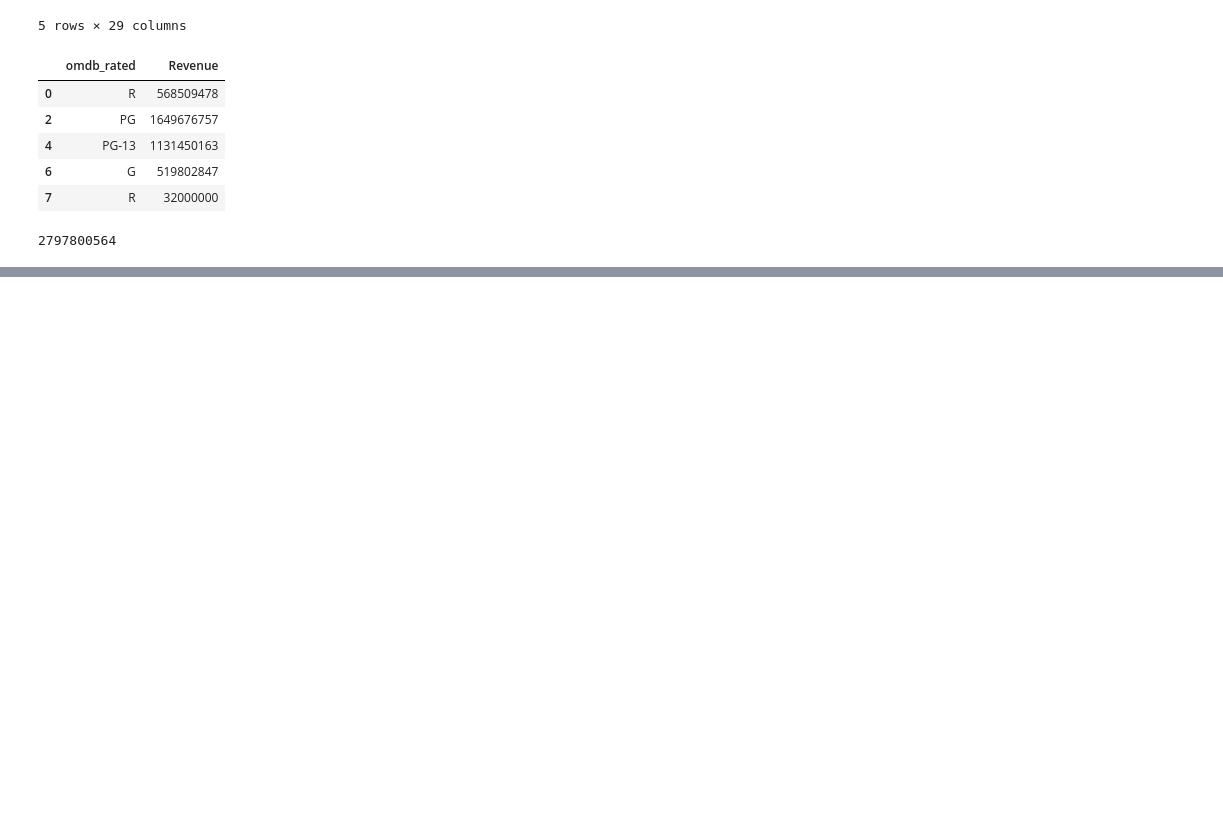
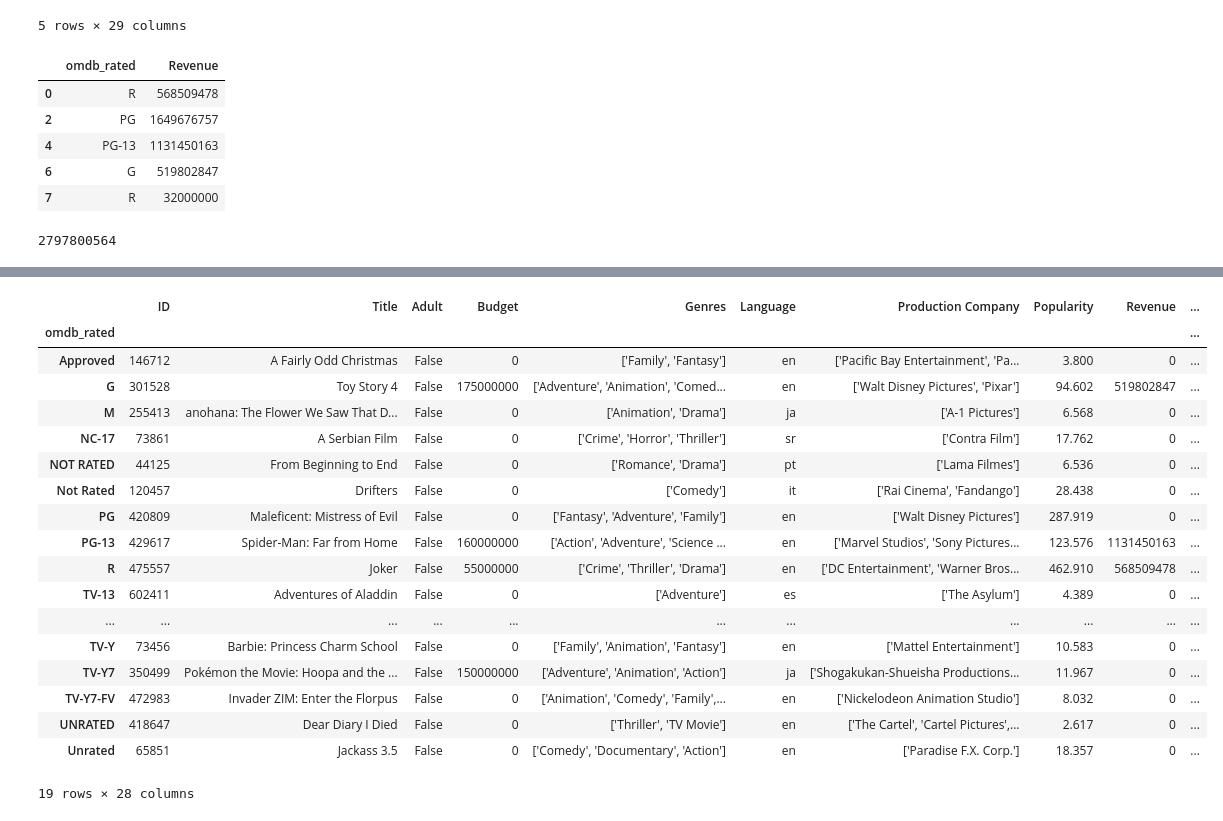
Before and after one commit to JackAntonyan/Project-1, a Jupyter notebook: Project-1-HA.ipynb, the cells around one changed output, grey strips where cells are left out. Saved outputs shown, nothing was run; the diff lists cells and outputs as text; code cells hidden in the pictures; blank space fills up the shorter version.

```diff
--- a/Project-1-HA.ipynb
+++ b/Project-1-HA.ipynb
@@ -89,0 +124,23 @@ df_2.head()
+# %%
+new = df_2.groupby("omdb_rated")
+new.first()
+# %% [output]
+|  | ID | Title | Adult | Budget | Genres | Language | Production Company | Popularity | Revenue | ... |
+| omdb_rated |  |  |  |  |  |  |  |  |  | ... |
+| Approved | 146712 | A Fairly Odd Christmas | False | 0 | ['Family', 'Fantasy'] | en | ['Pacific Bay Entertainment', 'Pa... | 3.800 | 0 | ... |
+| G | 301528 | Toy Story 4 | False | 175000000 | ['Adventure', 'Animation', 'Comed... | en | ['Walt Disney Pictures', 'Pixar'] | 94.602 | 519802847 | ... |
+| M | 255413 | anohana: The Flower We Saw That D... | False | 0 | ['Animation', 'Drama'] | ja | ['A-1 Pictures'] | 6.568 | 0 | ... |
+| NC-17 | 73861 | A Serbian Film | False | 0 | ['Crime', 'Horror', 'Thriller'] | sr | ['Contra Film'] | 17.762 | 0 | ... |
+| NOT RATED | 44125 | From Beginning to End | False | 0 | ['Romance', 'Drama'] | pt | ['Lama Filmes'] | 6.536 | 0 | ... |
+| Not Rated | 120457 | Drifters | False | 0 | ['Comedy'] | it | ['Rai Cinema', 'Fandango'] | 28.438 | 0 | ... |
+| PG | 420809 | Maleficent: Mistress of Evil | False | 0 | ['Fantasy', 'Adventure', 'Family'] | en | ['Walt Disney Pictures'] | 287.919 | 0 | ... |
+| PG-13 | 429617 | Spider-Man: Far from Home | False | 160000000 | ['Action', 'Adventure', 'Science ... | en | ['Marvel Studios', 'Sony Pictures... | 123.576 | 1131450163 | ... |
+| R | 475557 | Joker | False | 55000000 | ['Crime', 'Thriller', 'Drama'] | en | ['DC Entertainment', 'Warner Bros... | 462.910 | 568509478 | ... |
+| TV-13 | 602411 | Adventures of Aladdin | False | 0 | ['Adventure'] | es | ['The Asylum'] | 4.389 | 0 | ... |
+| ... | ... | ... | ... | ... | ... | ... | ... | ... | ... | ... |
+| TV-Y | 73456 | Barbie: Princess Charm School | False | 0 | ['Family', 'Animation', 'Fantasy'] | en | ['Mattel Entertainment'] | 10.583 | 0 | ... |
+| TV-Y7 | 350499 | Pokémon the Movie: Hoopa and the ... | False | 150000000 | ['Adventure', 'Animation', 'Action'] | ja | ['Shogakukan-Shueisha Productions... | 11.967 | 0 | ... |
+| TV-Y7-FV | 472983 | Invader ZIM: Enter the Florpus | False | 0 | ['Animation', 'Comedy', 'Family',... | en | ['Nickelodeon Animation Studio'] | 8.032 | 0 | ... |
+| UNRATED | 418647 | Dear Diary I Died | False | 0 | ['Thriller', 'TV Movie'] | en | ['The Cartel', 'Cartel Pictures',... | 2.617 | 0 | ... |
+| Unrated | 65851 | Jackass 3.5 | False | 0 | ['Comedy', 'Documentary', 'Action'] | en | ['Paradise F.X. Corp.'] | 18.357 | 0 | ... |
+19 rows × 28 columns
```
Also changed, not shown: parts of 15 cells of this notebook.
